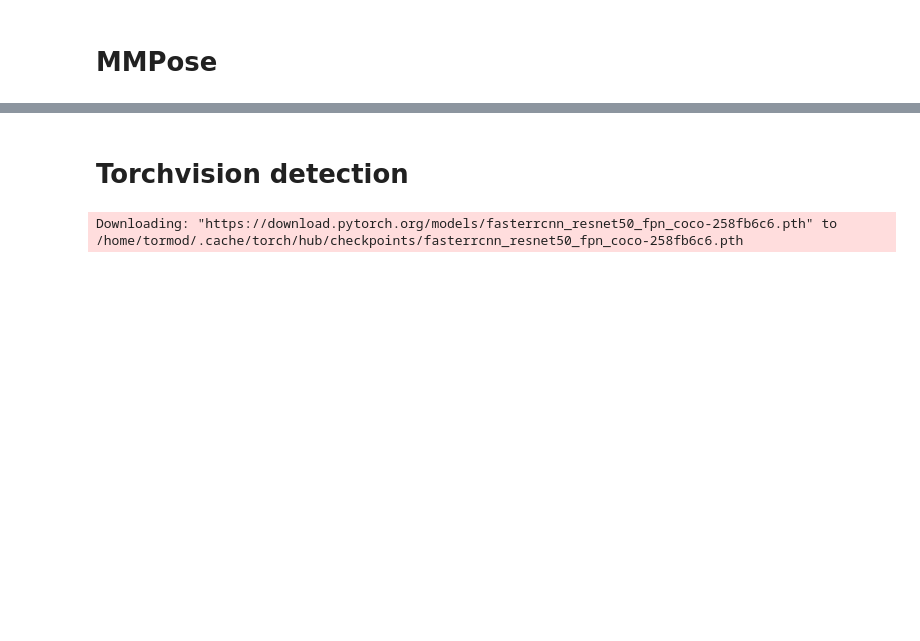
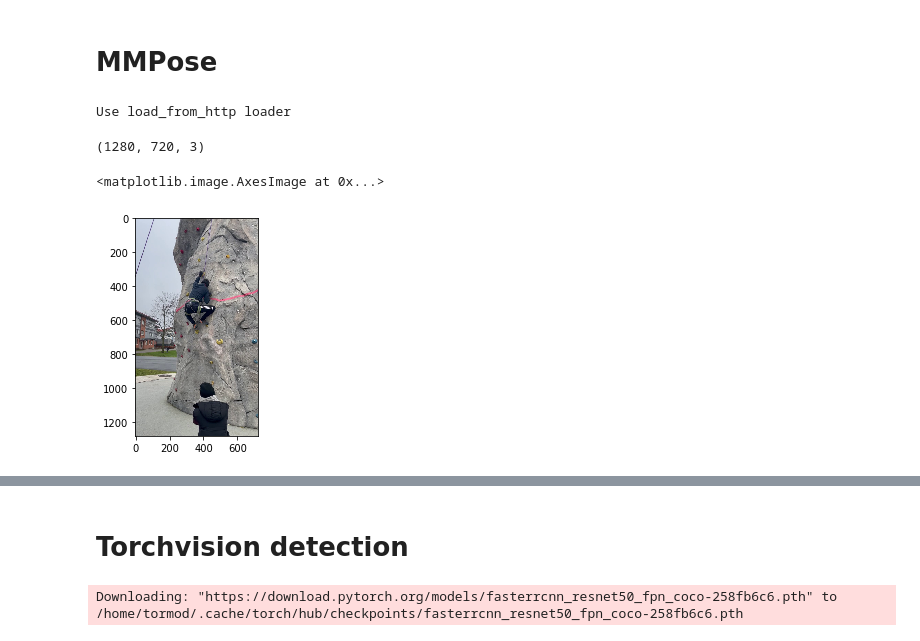
Before and after one commit to 2food/APEC, a Jupyter notebook: meva.ipynb, the cells around one changed output, grey strips where cells are left out. Drawn from its saved outputs; the diff is of its cells as text; code cells hidden in the pictures; blank space fills up the shorter version.

```diff
--- a/meva.ipynb
+++ b/meva.ipynb
@@ -69,0 +51,15 @@ for name, val in collect_env().items():
+# %%
+det_model = init_detector('mmpose_configs/faster_rcnn_r50_fpn_1x_coco.py',
+                          'http://download.openmmlab.com/mmdetection/v2.0/faster_rcnn/faster_rcnn_r50_fpn_1x_coco/faster_rcnn_r50_fpn_1x_coco_20200130-047c8118.pth')
+# %% [output]
+Use load_from_http loader
+# %%
+from PIL import Image
+img = torchvision.transforms.functional.to_pil_image(val_dataset[400][0])
+img = np.array(img)
+print(img.shape)
+plt.imshow(img)
+# %% [output]
+(1280, 720, 3)
+<matplotlib.image.AxesImage at 0x...>
+[figure, added]
```
Also changed, not shown: parts of 7 cells of this notebook, 2 other files.
